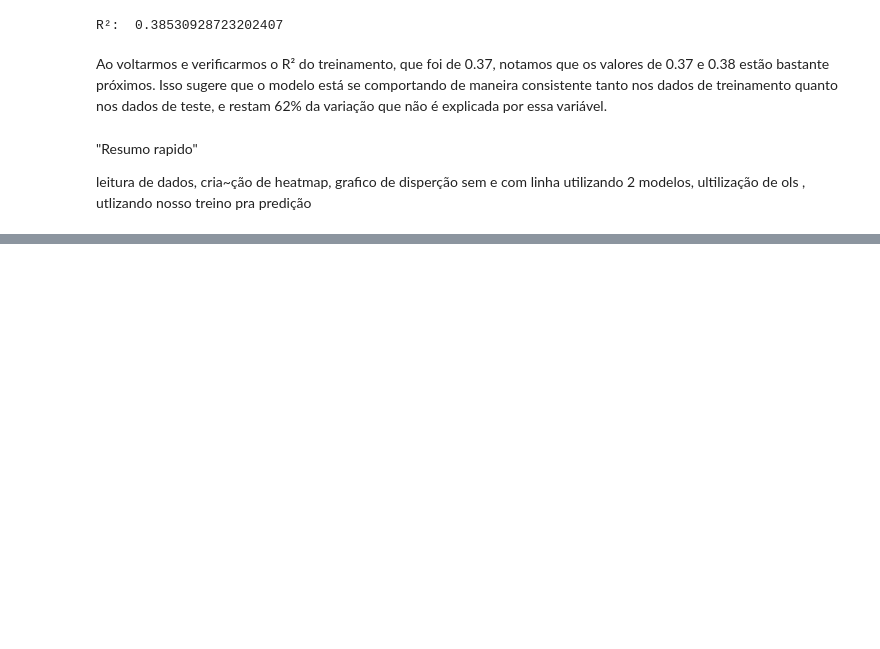
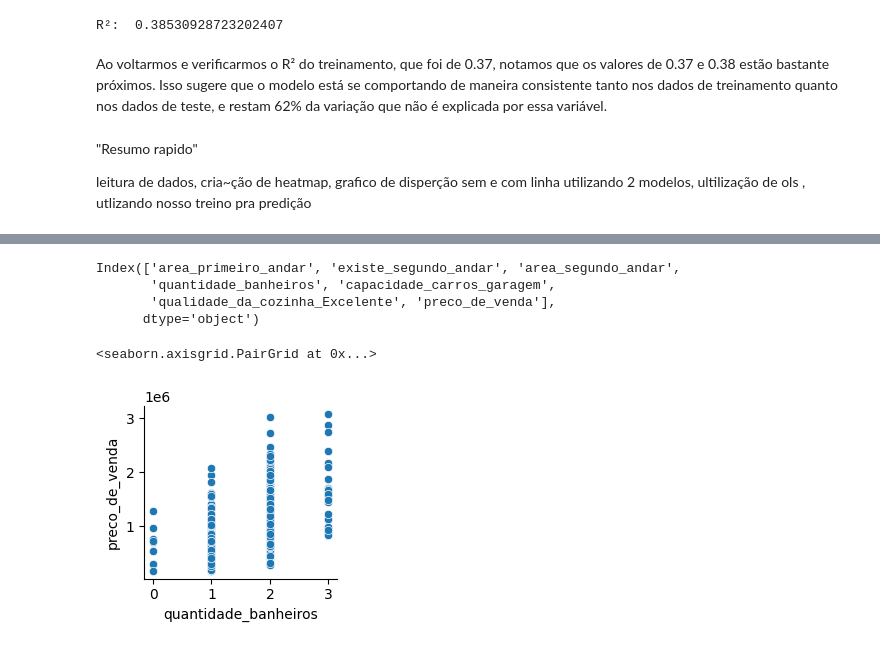
Before and after one commit to Cr0l3y/LR_House_Sale, a Jupyter notebook: projeto.ipynb, the cells around one changed output, grey strips where cells are left out. Drawn from its saved outputs; the diff is of its cells as text; code cells hidden in the pictures; blank space fills up the shorter version.

```diff
--- a/projeto.ipynb
+++ b/projeto.ipynb
@@ -205,0 +218,14 @@ leitura de dados, cria~ção de heatmap, grafico de disperção sem e com linha
+# %%
+#colunas
+dados.columns
+# %% [output]
+Index(['area_primeiro_andar', 'existe_segundo_andar', 'area_segundo_andar',
+       'quantidade_banheiros', 'capacidade_carros_garagem',
+       'qualidade_da_cozinha_Excelente', 'preco_de_venda'],
+      dtype='object')
+# %%
+#Vamos olhar apenas com y_vars='preco_de_venda' # Cada vez que a quantidae de banheiro aumenta o preço de venda tambem aumenta não so o preço maximo mas o minimo tbm
+sns.pairplot(dados, y_vars = 'preco_de_venda', x_vars = 'quantidade_banheiros')
+# %% [output]
+<seaborn.axisgrid.PairGrid at 0x...>
+[figure, added]
```
Also changed, not shown: parts of 54 cells of this notebook, 2 other files.
